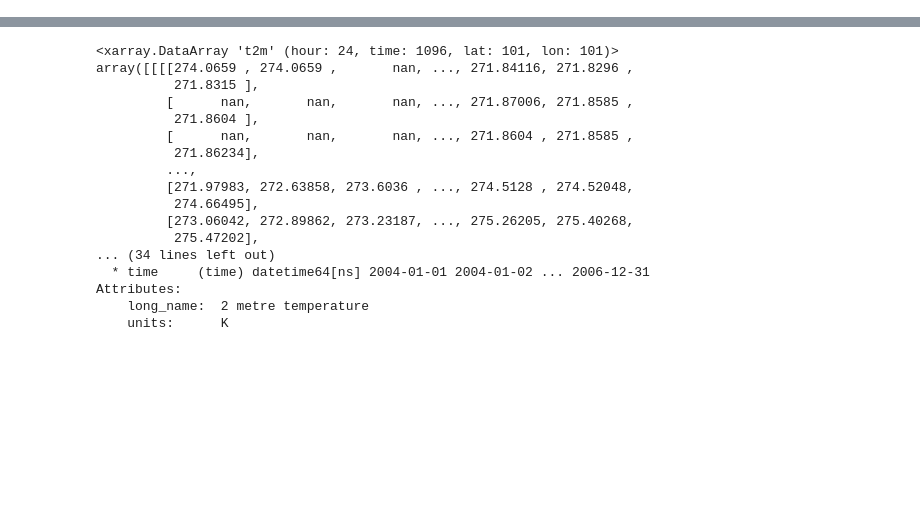
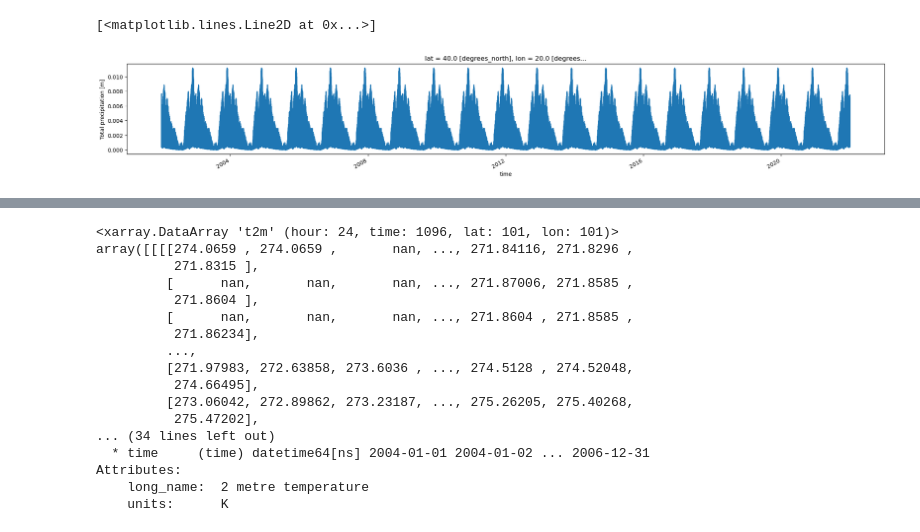
Before and after one commit to bask0/drought_ml, a Jupyter notebook: project/analysis/xai.ipynb, the cells around one changed output, grey strips where cells are left out. Saved outputs shown, nothing was run; the diff lists cells and outputs as text; code cells hidden in the pictures; blank space fills up the shorter version.

```diff
--- a/project/analysis/xai.ipynb
+++ b/project/analysis/xai.ipynb
@@ -3,0 +109,5 @@ import matplotlib.pyplot as plt
+# %%
+stacktime(msc_align(ds.tp_msc, ds)).sel(lat=40, lon=20).plot(figsize=(25, 3))
+# %% [output]
+[<matplotlib.lines.Line2D at 0x...>]
+[figure, added]
```
Also changed, not shown: parts of 28 cells of this notebook.
